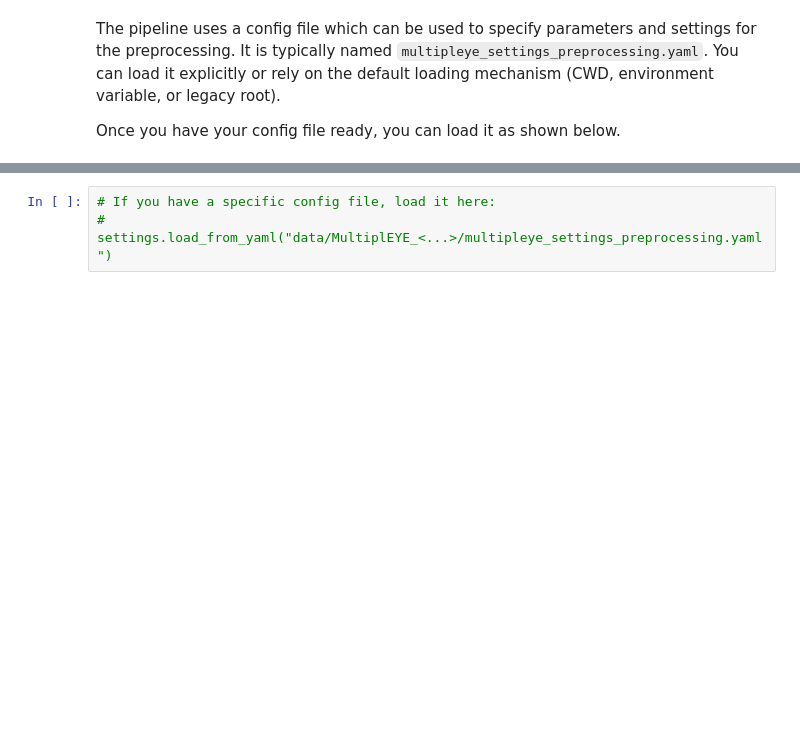
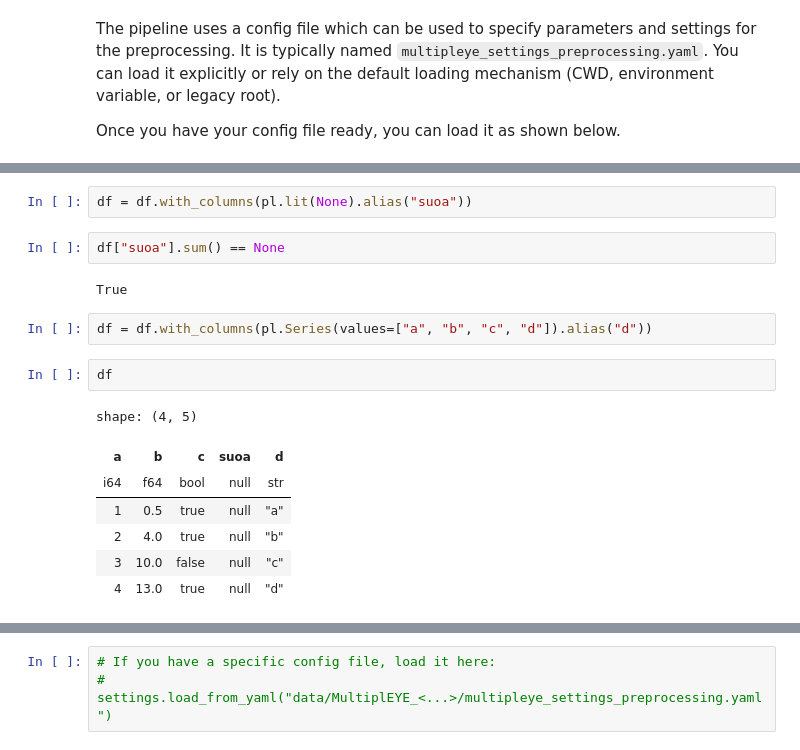
Before and after one commit to MultiplEYE-COST/multipleye-preprocessing, a Jupyter notebook: development.ipynb, the cells around one changed output, grey strips where cells are left out. Saved outputs shown, nothing was run; the diff lists cells and outputs as text; blank space fills up the shorter version.

```diff
--- a/development.ipynb
+++ b/development.ipynb
@@ -50,0 +117,18 @@ from pathlib import Path
+# %%
+df = df.with_columns(pl.lit(None).alias("suoa"))
+# %%
+df["suoa"].sum() == None
+# %% [output]
+True
+# %%
+df = df.with_columns(pl.Series(values=["a", "b", "c", "d"]).alias("d"))
+# %%
+df
+# %% [output]
+shape: (4, 5)
+| a | b | c | suoa | d |
+| i64 | f64 | bool | null | str |
+| 1 | 0.5 | true | null | "a" |
+| 2 | 4.0 | true | null | "b" |
+| 3 | 10.0 | false | null | "c" |
+| 4 | 13.0 | true | null | "d" |
```
Also changed, not shown: parts of 61 cells of this notebook, 7 other files.
